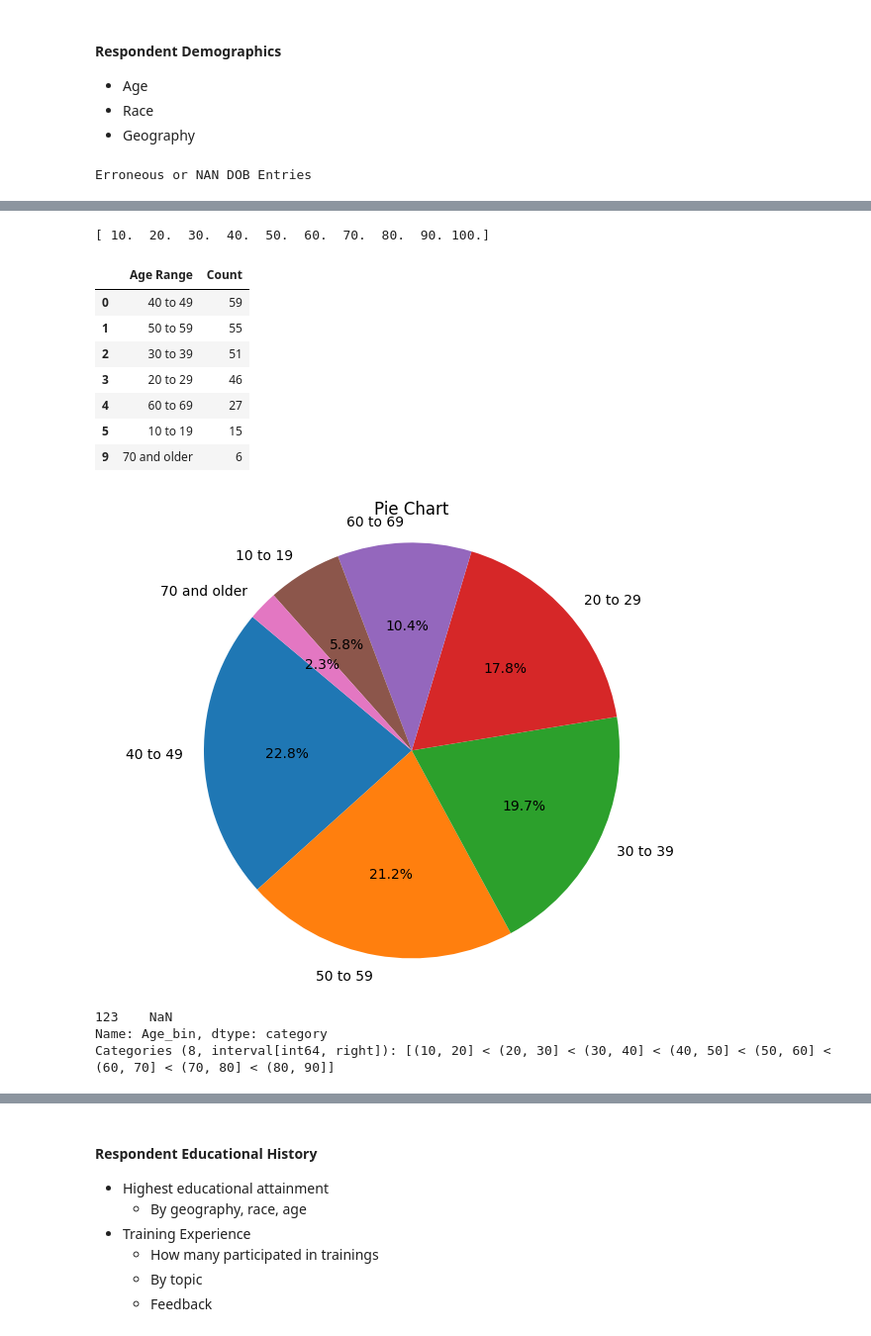
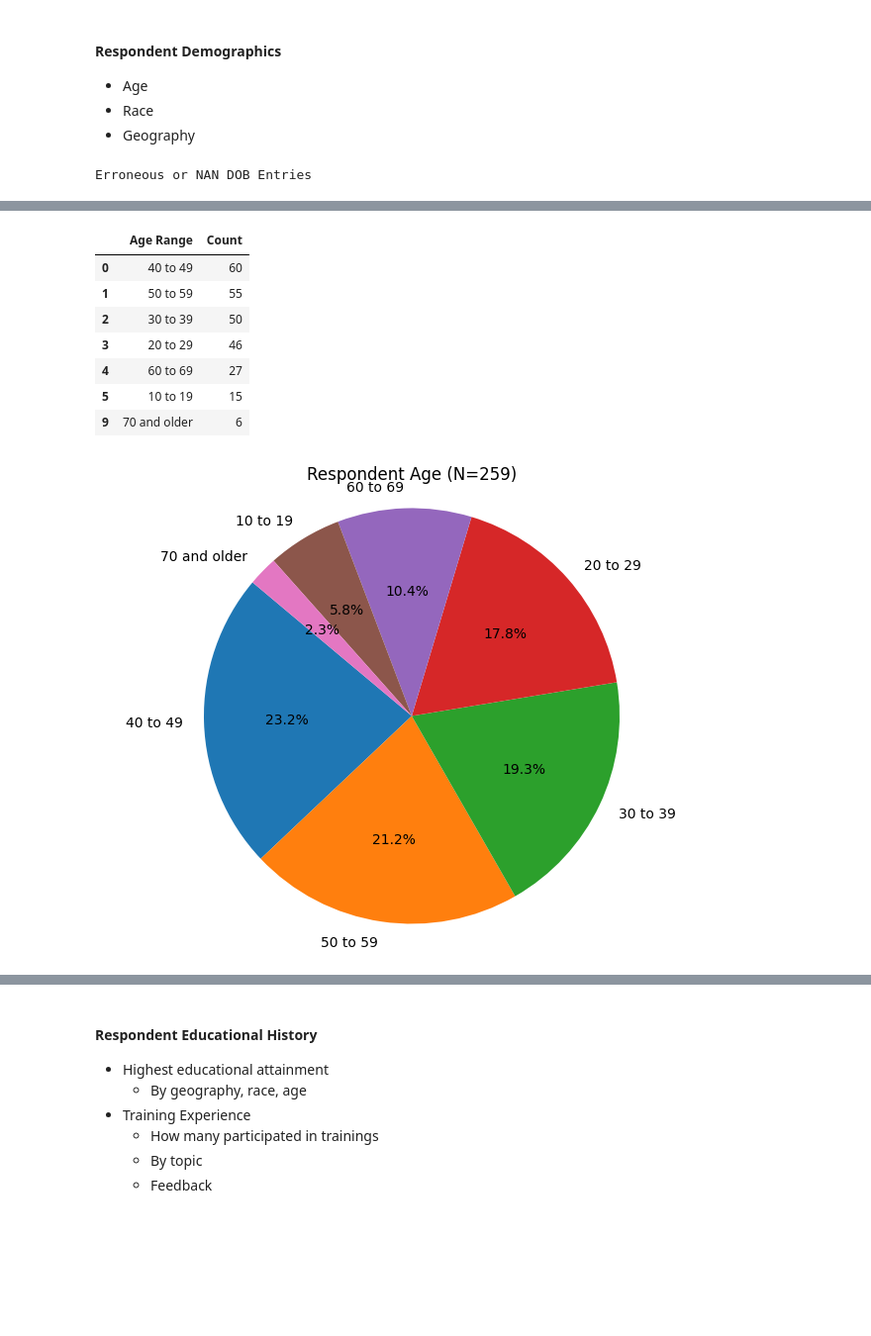
Before and after one commit to apsocarras/career-onestop, a Jupyter notebook: final-presentation-outline.ipynb, the cells around one changed output, grey strips where cells are left out. Shown at 99% size. Saved outputs shown, nothing was run; the diff lists cells and outputs as text; code cells hidden in the pictures; blank space fills up the shorter version.

```diff
--- a/final-presentation-outline.ipynb
+++ b/final-presentation-outline.ipynb
@@ -44,0 +89,38 @@ Index(['Respondent ID', 'Collector ID', 'Start Date', 'End Date', 'IP Address',
+# %%
+zip_code_q = 'What zip code do you currently live in?_Open'
+
+# Zip code errors
+zip_all_missing = list(df[~df[zip_code_q].isin(pygris_de_zip_2010['zip_code'])][zip_code_q].unique())
+print('All Missing Zipcodes:\n', zip_all_missing, '\n')
+
+# Attempting to fix zipcodes of wrong length
+df[zip_code_q] = df[zip_code_q].astype(str).str.rstrip('.0')
+zip_wrong_length = list(df[df[zip_code_q].str.len() != 5][zip_code_q].unique())
+print('Zipcodes of Wrong Length:\n', zip_wrong_length, '\n')
+
+print('Tentative matches to wrong length zips:')
+display(pygris_de_zip_2010[pygris_de_zip_2010['zip_code'].str.contains('|'.join(zip_wrong_length), regex=True)].sort_values('zip_code'))
+
+display(pygris_de_zip_2010[pygris_de_zip_2010['zip_code'] == '19802'])
+
+zip_corrections = {
+    '1972':'19720',
+    '1981':'19810',
+    '1912':'21912',
+    '1980201101':'19802',
+    '1995':np.nan, # ambiguous -- we know they're in sussex county
+    'nan':np.nan
+}
+
+df['zip_corrected'] = df[zip_code_q].apply(lambda x: zip_corrections[x] if x in zip_corrections.keys() else x)
+print(f'Assigned new values to:  {list(zip_corrections.keys())}\n')
+
+zip_still_missing = list(df[df['zip_corrected'].isin(zip_all_missing)]['zip_corrected'])
+print('Zips still missing: ', zip_still_missing)
+print("At least For now, assigning these to 'NaN'.\n")
+
+for z in zip_still_missing:
+    zip_corrections[z] = np.nan
+
+print("Final Map of Corrected Zipcodes:\n", json.dumps(zip_corrections, indent=3))
+df['zip_corrected'] = df[zip_code_q].apply(lambda x: zip_corrections[x] if x in zip_corrections.keys() else x)
@@ -70,43 +411,37 @@ df['Age'] = np.where(df['Respondent ID'].isin(dob_missing['Respondent ID']), np.
 # display(dob_missing, f"{dob_missing.shape[0]} errors filled with NaN")
 
 # plot histogram
+title = f'Respondent Age (N={df[~df["Age"].isna()].shape[0]})'
 year_boundaries = list(range(10,109, 10)) # for binning respondent ages
 plot_histogram(df['Age'],
                  bins=year_boundaries, # or try 10 for decile
                  xlabel="Respondent Age",
                  ylabel='N Respondents',
                  edgecolor='black',
-                 title=f'Respondent Age (N={df[~df["Age"].isna()].shape[0]})',
+                 title=title,
                  bar_labels=True)
 
 # plot pie chart
 df['Age_bin'] = pd.cut(df['Age'], bins=year_boundaries)\
     .apply(lambda x: f"{x.left} to {x.right - 1}")
 v_counts = df['Age_bin'].value_counts().reset_index().rename({"Age_bin":"Age Range",'count':'Count'}, axis=1)
 count_over_70 = v_counts.iloc[-3:, -1].sum()
 v_counts.loc[len(v_counts.index)] = ['70 and older',count_over_70]
 v_counts = v_counts[~v_counts.index.isin([6,7,8])]
 display(v_counts)
-plot_pie_chart(v_counts, label_column='Age Range', count_column='Count')
+plot_pie_chart(v_counts, label_column='Age Range', count_column='Count', title=title)
 
 # Race
 # Geography
 # %% [output]
 Erroneous or NAN DOB Entries
 [figure]
-[ 10.  20.  30.  40.  50.  60.  70.  80.  90. 100.]
 |  | Age Range | Count |
-| 0 | 40 to 49 | 59 |
+| 0 | 40 to 49 | 60 |
 | 1 | 50 to 59 | 55 |
-| 2 | 30 to 39 | 51 |
+| 2 | 30 to 39 | 50 |
 | 3 | 20 to 29 | 46 |
 | 4 | 60 to 69 | 27 |
 | 5 | 10 to 19 | 15 |
 | 9 | 70 and older | 6 |
-[figure, old version]
+[figure, new version]
-# %%
-df[df['Age'] == 91]['Age_bin']
-# %% [output]
-123    NaN
-Name: Age_bin, dtype: category
-Categories (8, interval[int64, right]): [(10, 20] < (20, 30] < (30, 40] < (40, 50] < (50, 60] < (60, 70] < (70, 80] < (80, 90]]
```
Also changed, not shown: parts of 40 cells of this notebook.
